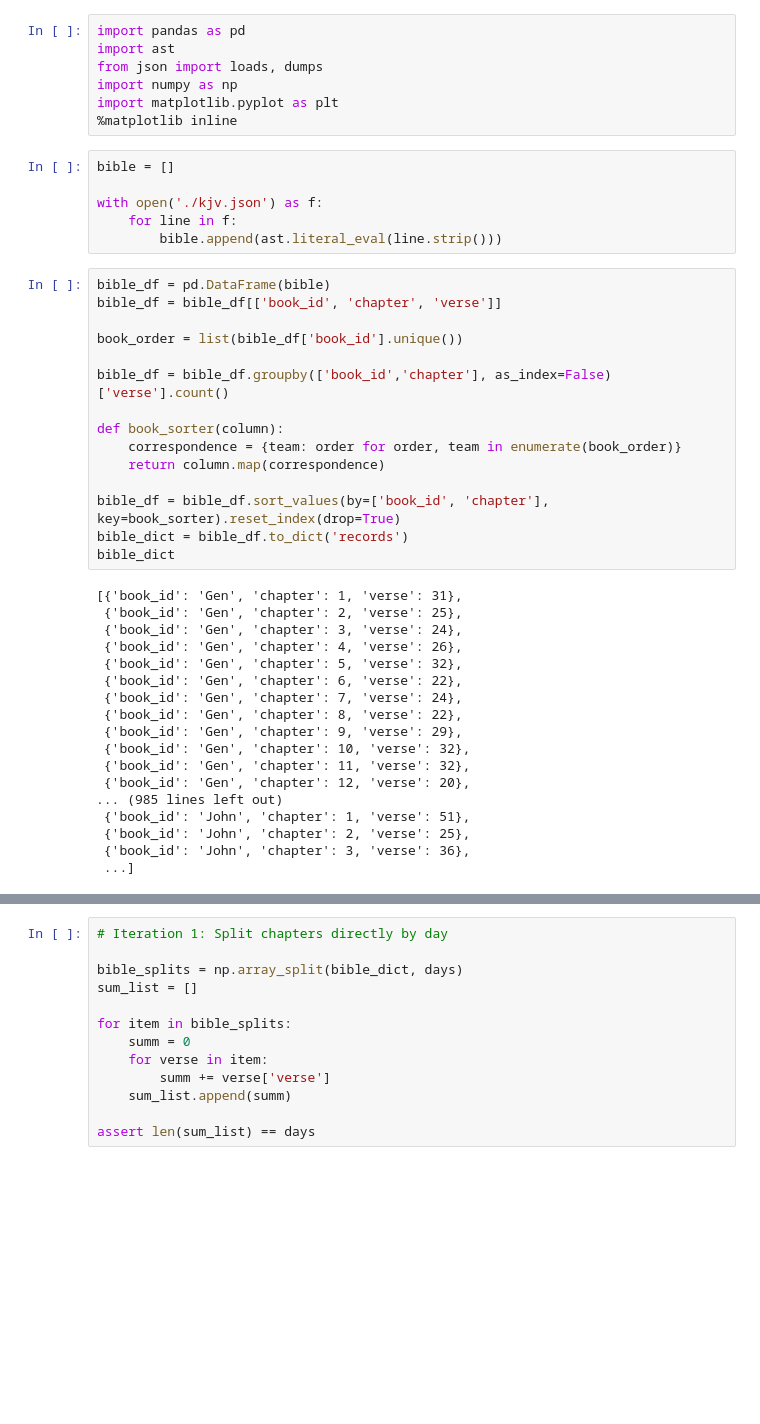
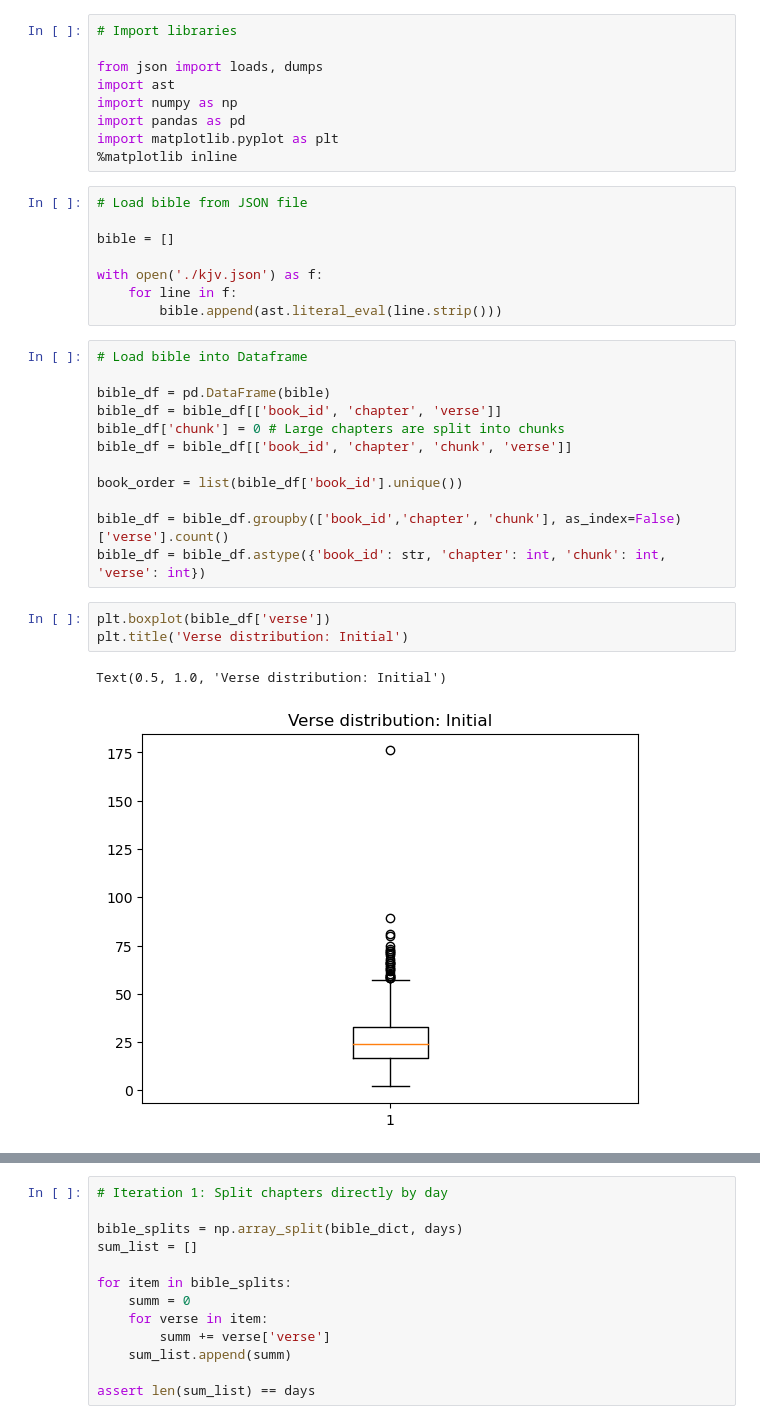
Before and after one commit to PAmerikanos/bible_planner, a Jupyter notebook: bible_split.ipynb, the cells around one changed output, grey strips where cells are left out. Drawn from its saved outputs; the diff is of its cells as text; blank space fills up the shorter version.

```diff
--- a/bible_split.ipynb
+++ b/bible_split.ipynb
@@ -1,46 +1,35 @@
 # %%
+# Import libraries
+
+from json import loads, dumps
+import ast
+import numpy as np
 import pandas as pd
-import ast
-from json import loads, dumps
-import numpy as np
 import matplotlib.pyplot as plt
 %matplotlib inline
 # %%
+# Load bible from JSON file
+
 bible = []
 
 with open('./kjv.json') as f:
     for line in f:
         bible.append(ast.literal_eval(line.strip()))
 # %%
+# Load bible into Dataframe
+
 bible_df = pd.DataFrame(bible)
 bible_df = bible_df[['book_id', 'chapter', 'verse']]
+bible_df['chunk'] = 0 # Large chapters are split into chunks
+bible_df = bible_df[['book_id', 'chapter', 'chunk', 'verse']]
 
 book_order = list(bible_df['book_id'].unique())
 
-bible_df = bible_df.groupby(['book_id','chapter'], as_index=False)['verse'].count()
-
-def book_sorter(column):
-    correspondence = {team: order for order, team in enumerate(book_order)}
-    return column.map(correspondence)
-
-bible_df = bible_df.sort_values(by=['book_id', 'chapter'], key=book_sorter).reset_index(drop=True)
-bible_dict = bible_df.to_dict('records')
-bible_dict
+bible_df = bible_df.groupby(['book_id','chapter', 'chunk'], as_index=False)['verse'].count()
+bible_df = bible_df.astype({'book_id': str, 'chapter': int, 'chunk': int, 'verse': int})
-# %% [output]
-[{'book_id': 'Gen', 'chapter': 1, 'verse': 31},
- {'book_id': 'Gen', 'chapter': 2, 'verse': 25},
- {'book_id': 'Gen', 'chapter': 3, 'verse': 24},
- {'book_id': 'Gen', 'chapter': 4, 'verse': 26},
- {'book_id': 'Gen', 'chapter': 5, 'verse': 32},
- {'book_id': 'Gen', 'chapter': 6, 'verse': 22},
- {'book_id': 'Gen', 'chapter': 7, 'verse': 24},
- {'book_id': 'Gen', 'chapter': 8, 'verse': 22},
- {'book_id': 'Gen', 'chapter': 9, 'verse': 29},
- {'book_id': 'Gen', 'chapter': 10, 'verse': 32},
- {'book_id': 'Gen', 'chapter': 11, 'verse': 32},
- {'book_id': 'Gen', 'chapter': 12, 'verse': 20},
-... (985 lines left out)
- {'book_id': 'John', 'chapter': 1, 'verse': 51},
- {'book_id': 'John', 'chapter': 2, 'verse': 25},
- {'book_id': 'John', 'chapter': 3, 'verse': 36},
- ...]
+# %%
+plt.boxplot(bible_df['verse'])
+plt.title('Verse distribution: Initial')
+# %% [output]
+Text(0.5, 1.0, 'Verse distribution: Initial')
+[figure, added]
```
Also changed, not shown: parts of 14 cells of this notebook.
